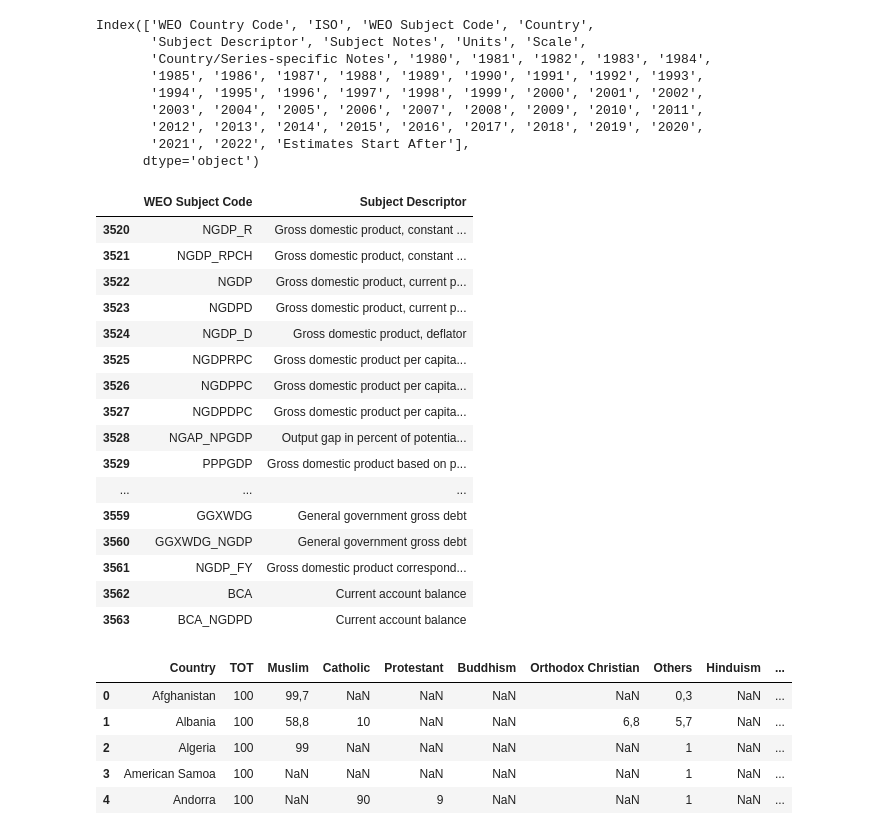
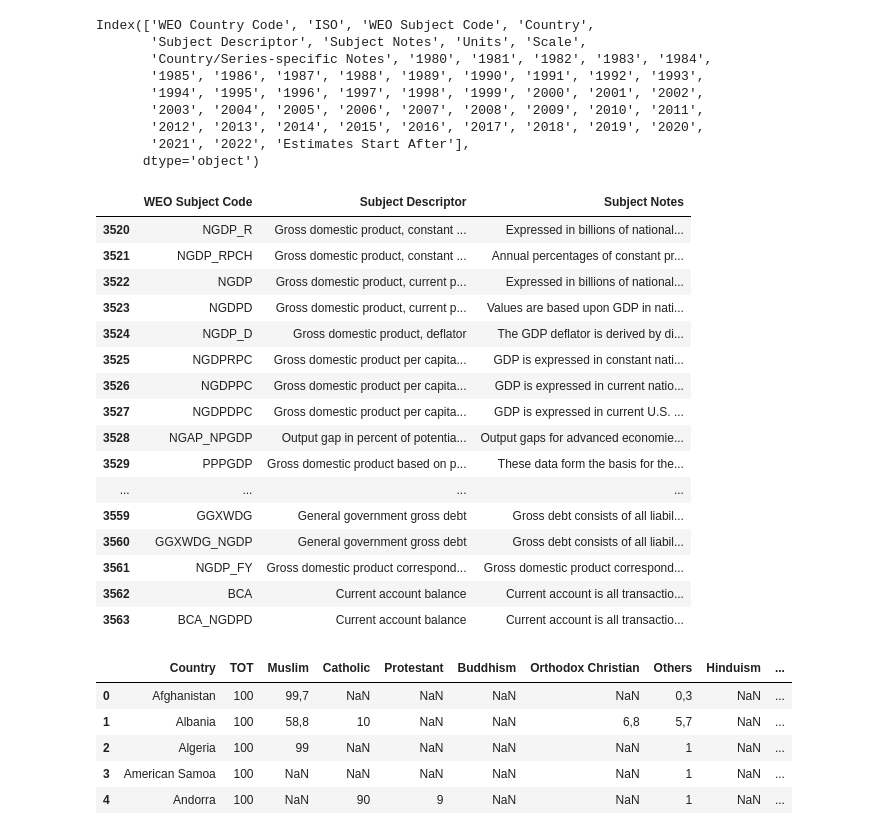
Before and after one commit to MassimoSchiappa/datascience, a Jupyter notebook: FinaleExamUCSD+DSE200x.ipynb, the cells around one changed output. Saved outputs shown, nothing was run; the diff lists cells and outputs as text; code cells hidden in the pictures.

```diff
--- a/FinaleExamUCSD+DSE200x.ipynb
+++ b/FinaleExamUCSD+DSE200x.ipynb
@@ -61,24 +63,24 @@ df_imf_filt = df_imf[['ISO','Country','Units','Scale','2000','2001', '2002',
        '2003', '2004', '2005', '2006', '2007', '2008', '2009', '2010', '2011',
        '2012', '2013', '2014', '2015','Estimates Start After','WEO Subject Code','Subject Descriptor','Subject Notes']].copy()
 # %%
-df_imf_filt[df_imf_filt['Country']=='Italy'][['WEO Subject Code','Subject Descriptor']]
+df_imf_filt[df_imf_filt['Country']=='Italy'][['WEO Subject Code','Subject Descriptor', 'Subject Notes']]
 # %% [output]
-|  | WEO Subject Code | Subject Descriptor |
-| 3520 | NGDP_R | Gross domestic product, constant ... |
-| 3521 | NGDP_RPCH | Gross domestic product, constant ... |
-| 3522 | NGDP | Gross domestic product, current p... |
-| 3523 | NGDPD | Gross domestic product, current p... |
-| 3524 | NGDP_D | Gross domestic product, deflator |
-| 3525 | NGDPRPC | Gross domestic product per capita... |
-| 3526 | NGDPPC | Gross domestic product per capita... |
-| 3527 | NGDPDPC | Gross domestic product per capita... |
-| 3528 | NGAP_NPGDP | Output gap in percent of potentia... |
-| 3529 | PPPGDP | Gross domestic product based on p... |
-| ... | ... | ... |
-| 3559 | GGXWDG | General government gross debt |
-| 3560 | GGXWDG_NGDP | General government gross debt |
-| 3561 | NGDP_FY | Gross domestic product correspond... |
-| 3562 | BCA | Current account balance |
-| 3563 | BCA_NGDPD | Current account balance |
+|  | WEO Subject Code | Subject Descriptor | Subject Notes |
+| 3520 | NGDP_R | Gross domestic product, constant ... | Expressed in billions of national... |
+| 3521 | NGDP_RPCH | Gross domestic product, constant ... | Annual percentages of constant pr... |
+| 3522 | NGDP | Gross domestic product, current p... | Expressed in billions of national... |
+| 3523 | NGDPD | Gross domestic product, current p... | Values are based upon GDP in nati... |
+| 3524 | NGDP_D | Gross domestic product, deflator | The GDP deflator is derived by di... |
+| 3525 | NGDPRPC | Gross domestic product per capita... | GDP is expressed in constant nati... |
+| 3526 | NGDPPC | Gross domestic product per capita... | GDP is expressed in current natio... |
+| 3527 | NGDPDPC | Gross domestic product per capita... | GDP is expressed in current U.S. ... |
+| 3528 | NGAP_NPGDP | Output gap in percent of potentia... | Output gaps for advanced economie... |
+| 3529 | PPPGDP | Gross domestic product based on p... | These data form the basis for the... |
+| ... | ... | ... | ... |
+| 3559 | GGXWDG | General government gross debt | Gross debt consists of all liabil... |
+| 3560 | GGXWDG_NGDP | General government gross debt | Gross debt consists of all liabil... |
+| 3561 | NGDP_FY | Gross domestic product correspond... | Gross domestic product correspond... |
+| 3562 | BCA | Current account balance | Current account is all transactio... |
+| 3563 | BCA_NGDPD | Current account balance | Current account is all transactio... |
 # %%
 #Population
```
Also changed, not shown: parts of 4 cells of this notebook, 1 other file.
